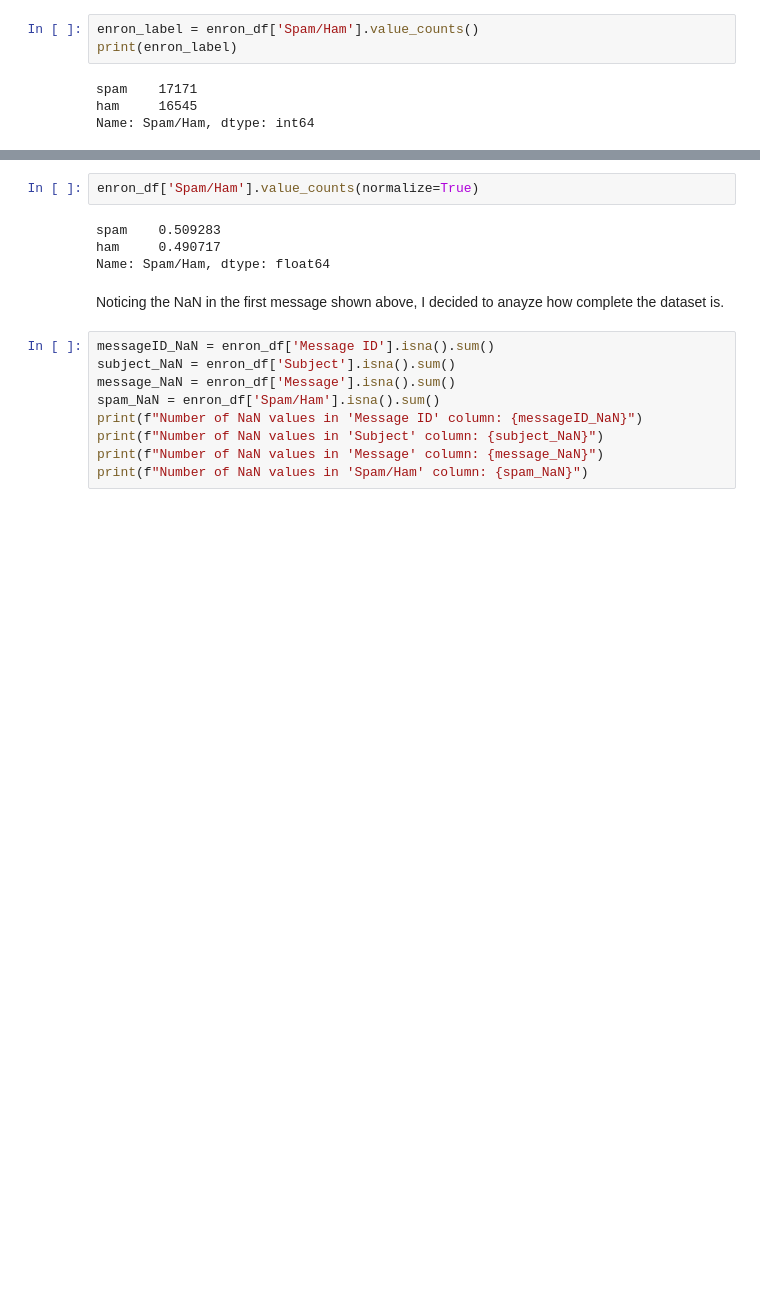
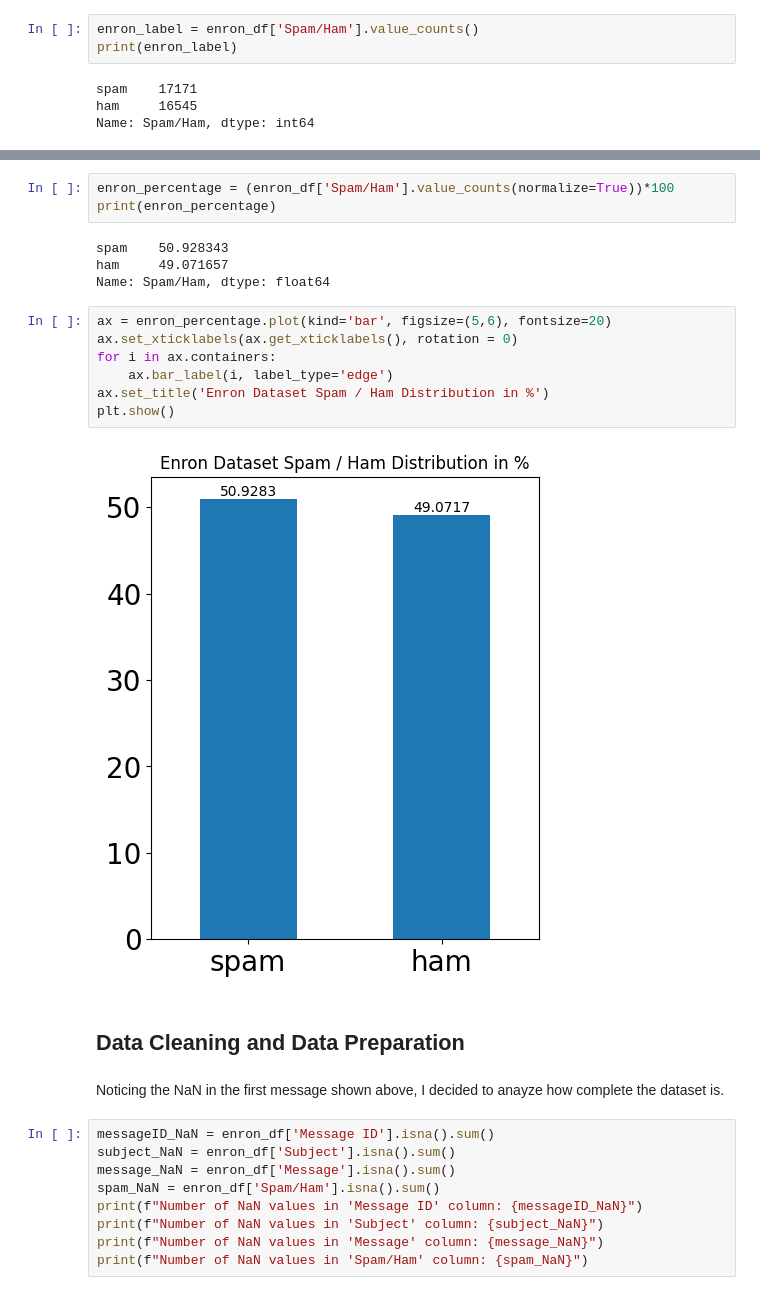
Before and after one commit to marcpisa/aicyber, a Jupyter notebook: Project.ipynb, the cells around one changed output, grey strips where cells are left out. Cells and saved outputs as stored; diff of their text form; blank space fills up the shorter version.

```diff
--- a/Project.ipynb
+++ b/Project.ipynb
@@ -87,9 +98,21 @@ Name: Spam/Ham, dtype: int64
 # %%
-enron_df['Spam/Ham'].value_counts(normalize=True)
+enron_percentage = (enron_df['Spam/Ham'].value_counts(normalize=True))*100
+print(enron_percentage)
 # %% [output]
-spam    0.509283
-ham     0.490717
+spam    50.928343
+ham     49.071657
 Name: Spam/Ham, dtype: float64
+# %%
+ax = enron_percentage.plot(kind='bar', figsize=(5,6), fontsize=20)
+ax.set_xticklabels(ax.get_xticklabels(), rotation = 0)
+for i in ax.containers:
+    ax.bar_label(i, label_type='edge')
+ax.set_title('Enron Dataset Spam / Ham Distribution in %')
+plt.show()
+# %% [output]
+[figure, added]
+# %% [markdown]
+<h2>Data Cleaning and Data Preparation</h2>
 # %% [markdown]
 Noticing the NaN in the first message shown above, I decided to anayze how complete the dataset is.
 # %%
```
Also changed, not shown: parts of 41 cells of this notebook.
